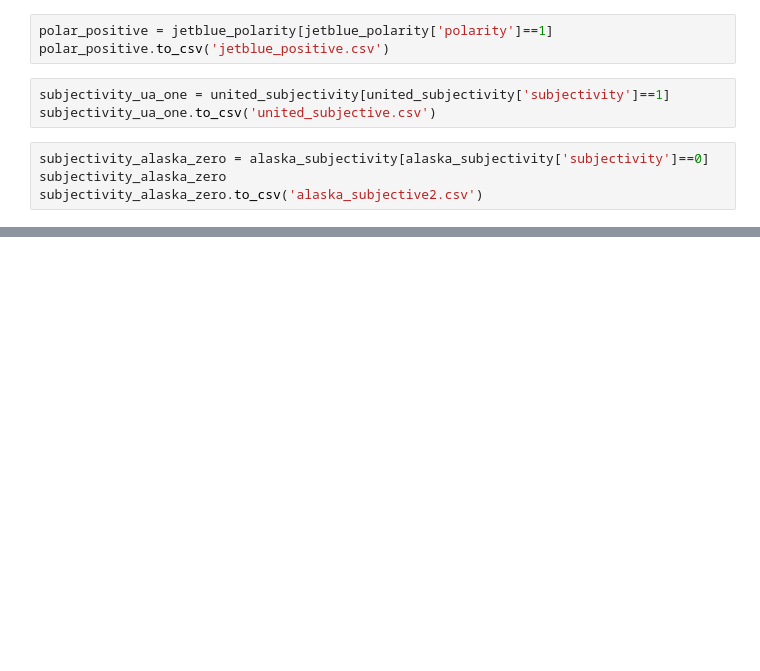
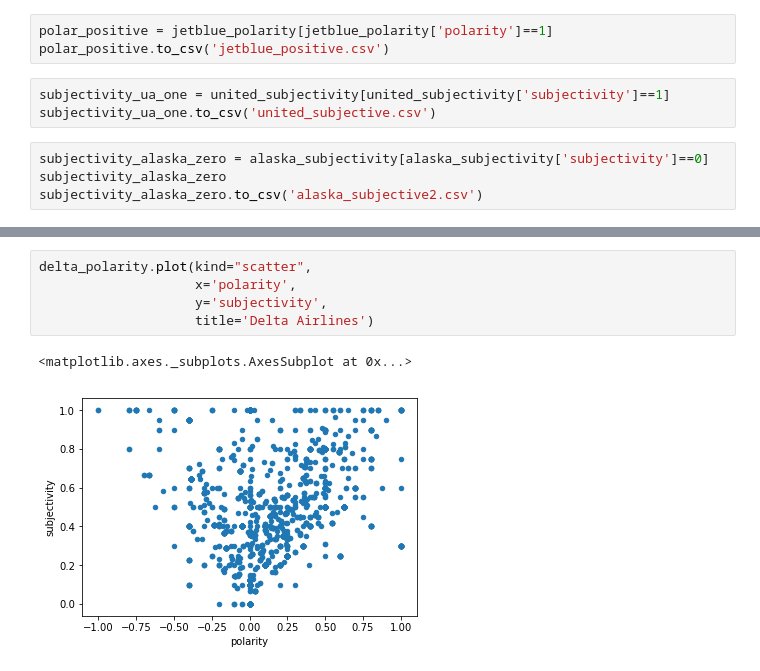
Before and after one commit to arsm800/GW_FinTech_Project-Airline-Twitter-Sentiment, a Jupyter notebook: python/python-df-textblob.ipynb, the cells around one changed output, grey strips where cells are left out. Saved outputs shown, nothing was run; the diff lists cells and outputs as text; blank space fills up the shorter version.

```diff
--- a/python/python-df-textblob.ipynb
+++ b/python/python-df-textblob.ipynb
@@ -289,0 +306,8 @@ subjectivity_alaska_zero.to_csv('alaska_subjective2.csv')
+# %%
+delta_polarity.plot(kind="scatter",
+                    x='polarity',
+                    y='subjectivity',
+                    title='Delta Airlines')
+# %% [output]
+<matplotlib.axes._subplots.AxesSubplot at 0x...>
+[figure, added]
```
Also changed, not shown: parts of 5 cells of this notebook.
